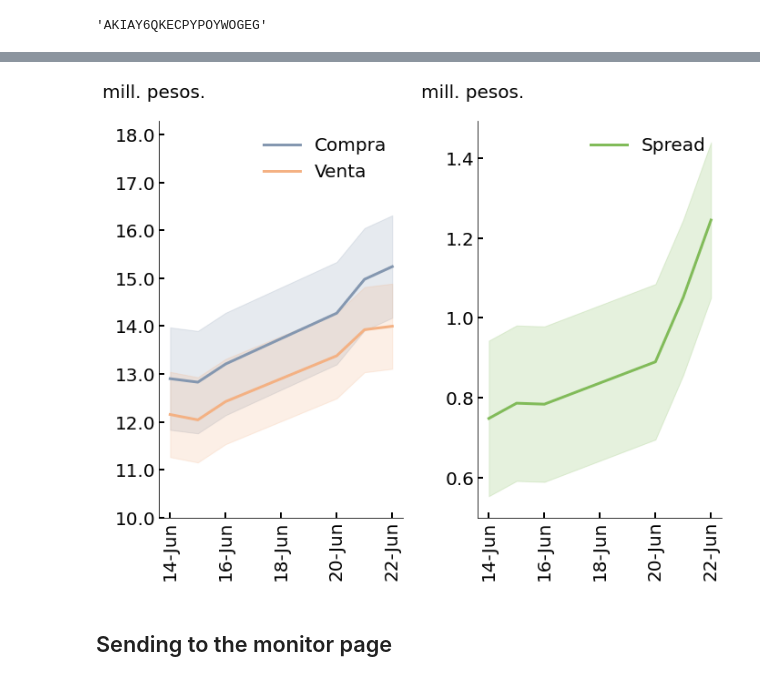
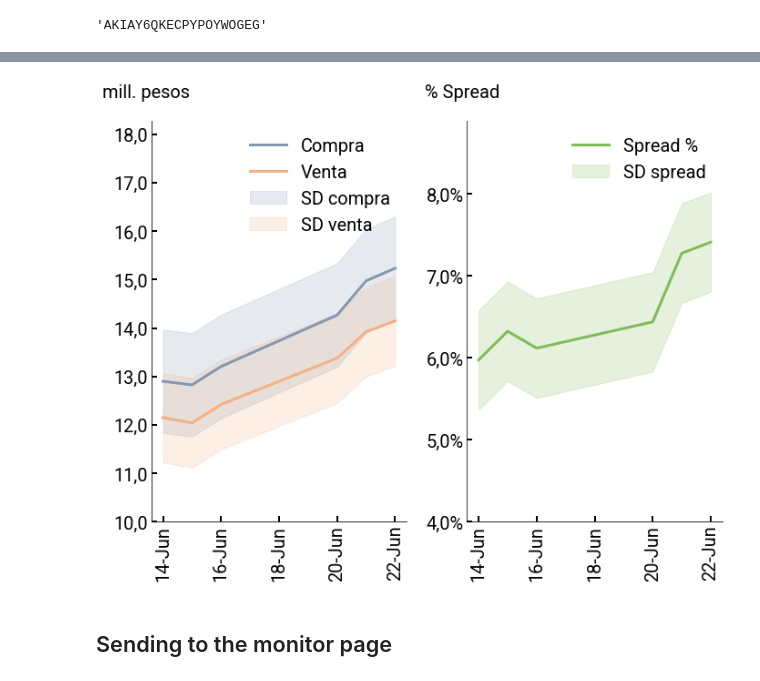
Before and after one commit to emigiupponi/btc-ranking-prices-arg, a Jupyter notebook: btc-ranking-prices-in-argentina.ipynb, the cells around one changed output, grey strips where cells are left out. Drawn from its saved outputs; the diff is of its cells as text; code cells hidden in the pictures.

Commit message:
Kaggle Notebook | BTC ranking prices in Argentina | Version 24

```diff
--- a/btc-ranking-prices-in-argentina.ipynb
+++ b/btc-ranking-prices-in-argentina.ipynb
@@ -270,6 +264,12 @@ combined_df = pd.concat(dataframes)
 # Calcular el spread diario
 combined_df['spread'] = combined_df['totalAsk'] - combined_df['totalBid']
 
+# Calcular el promedio de compra y venta diario
+daily_avg_price = (daily_avg_ask + daily_avg_bid) / 2
+
+# Calcular el porcentaje del spread respecto al promedio de compra y venta diario
+daily_spread_percentage = (daily_avg_spread / daily_avg_price)
+
 # Agrupar por fecha y calcular el promedio, compra y venta diarios
 daily_avg_spread = combined_df.groupby('date')['spread'].mean()
 daily_avg_ask = combined_df.groupby('date')['totalAsk'].mean()
@@ -282,3 +282,4 @@ from matplotlib.ticker import FormatStrFormatter
 daily_std_ask = daily_avg_ask.std()
 daily_std_bid = daily_avg_bid.std()
 daily_std_spread = daily_avg_spread.std()
+daily_std_spread_percentage = daily_spread_percentage.std()
@@ -285,88 +299,123 @@ daily_std_spread = daily_avg_spread.std()
 # %%
 import matplotlib.pyplot as plt
 import matplotlib.dates as mdates
+import pandas as pd
+import locale
+import requests
+from matplotlib import font_manager
+from io import BytesIO
+import tempfile
+import matplotlib.ticker as ticker
+
 
 # Obtener las fechas en formato datetime
 dates = pd.to_datetime(daily_avg_ask.index)
+
+# Descargar la fuente Roboto desde la web
+font_url = 'https://github.com/google/fonts/blob/main/apache/roboto/static/Roboto-Regular.ttf?raw=true'
+font_data = requests.get(font_url).content
+
+# Guardar el contenido de la fuente en un archivo temporal
+with tempfile.NamedTemporaryFile(suffix='.ttf', delete=False) as tmp_file:
+    tmp_file.write(font_data)
+    font_path = tmp_file.name
+
+# Registrar la fuente Roboto en matplotlib
+font_manager.fontManager.addfont(font_path)
+plt.rcParams['font.family'] = 'Roboto'
 
 # Crear los subplots
 fig, (ax1, ax2) = plt.subplots(1, 2, figsize=(10, 8), sharex=True)
 
 # Subplot superior: Precios de compra y venta
-ax1.plot(dates, daily_avg_ask.values, label='Compra', color='#8497B0', linewidth=3)  # Tonos pastel verde
-ax1.plot(dates, daily_avg_bid.values, label='Venta', color='#F4B183', linewidth=3)  # Tonos pastel rosa
-ax1.fill_between(dates, daily_avg_ask.values - daily_std_ask, daily_avg_ask.values + daily_std_ask, color='#8497B0', alpha=0.2)
-ax1.fill_between(dates, daily_avg_bid.values - daily_std_bid, daily_avg_bid.values + daily_std_bid, color='#F4B183', alpha=0.2)
-ax1.set_ylabel('mill. pesos.', fontsize=20)
-ax1.yaxis.get_label().set_rotation(0)  # Rotar el eje Y en el subplot superior
-ax1.yaxis.get_label().set_verticalalignment('center')  # Alinear verticalmente el eje Y en el subplot superior
-ax1.yaxis.set_label_coords(-0.02, 1.07)  # Ajustar la posición del texto en el eje Y en el subplot superior
+ax1.plot(dates, daily_avg_ask.values, label='Compra', color='#8497B0', linewidth=3)
+ax1.plot(dates, daily_avg_bid.values, label='Venta', color='#F4B183', linewidth=3)
+ax1.fill_between(dates, daily_avg_ask.values - daily_std_ask, daily_avg_ask.values + daily_std_ask, color='#8497B0', alpha=0.2, label='SD compra')
+ax1.fill_between(dates, daily_avg_bid.values - daily_std_bid, daily_avg_bid.values + daily_std_bid, color='#F4B183', alpha=0.2, label='SD venta')
+ax1.set_ylabel('mill. pesos', fontsize=20)
+ax1.yaxis.get_label().set_rotation(0)
+ax1.yaxis.get_label().set_verticalalignment('center')
+ax1.yaxis.set_label_coords(-0.02, 1.07)
 ax1.legend(fontsize=20, frameon=False)
 
-# Subplot inferior: Spread
-ax2.plot(dates, daily_avg_spread.values, label='Spread', color='#81BB59', linewidth=3)
-ax2.fill_between(dates, daily_avg_spread.values - daily_std_spread, daily_avg_spread.values + daily_std_spread, color='#81BB59', alpha=0.2)
-ax2.set_ylabel('mill. pesos.', fontsize=20)
-ax2.yaxis.get_label().set_rotation(0)  # Rotar el eje Y en el subplot inferior
-ax2.yaxis.get_label().set_verticalalignment('center')  # Alinear verticalmente el eje Y en el subplot inferior
-ax2.yaxis.set_label_coords(-0.02, 1.07)  # Ajustar la posición del texto en el eje Y en el subplot inferior
+# Subplot inferior: Porcentaje de spread
+ax2.plot(dates, daily_spread_percentage.values, label='Spread %', color='#81BB59', linewidth=3)
+ax2.fill_between(dates, daily_spread_percentage.values - daily_std_spread_percentage, daily_spread_percentage.values + daily_std_spread_percentage, color='#81BB59', alpha=0.2, label='SD spread')
+ax2.set_ylabel('% Spread', fontsize=20)
+ax2.yaxis.set_major_formatter(ticker.PercentFormatter())
+ax2.yaxis.get_label().set_rotation(0)
+ax2.yaxis.get_label().set_verticalalignment('center')
+ax2.yaxis.set_label_coords(-0.02, 1.07)
 ax2.legend(fontsize=20, frameon=False)
-
 
 # Ajustar las marcas de graduación en los ejes x
 ax1.tick_params(axis='x', direction='in', length=6, width=2, colors='black')
 ax2.tick_params(axis='x', direction='in', length=6, width=2, colors='black')
+
 # Ajustar las marcas de graduación en los ejes y
 ax1.tick_params(axis='y', direction='in', length=6, width=2, colors='black', labelrotation=0)
 ax2.tick_params(axis='y', direction='in', length=6, width=2, colors='black', labelrotation=0)
 
 # Ajustar formato de fecha en el eje x
 date_format = mdates.DateFormatter('%d-%b')
-ax1.xaxis.set_major_locator(mdates.DayLocator(interval=2))  # Intervalo de 2 días
+ax1.xaxis.set_major_locator(mdates.DayLocator(interval=2))
 ax1.xaxis.set_major_formatter(date_format)
 ax1.xaxis.set_tick_params(rotation=90)
-ax2.xaxis.set_major_locator(mdates.DayLocator(interval=2))  # Intervalo de 2 días
+ax2.xaxis.set_major_locator(mdates.DayLocator(interval=2))
 ax2.xaxis.set_major_formatter(date_format)
 ax2.xaxis.set_tick_params(rotation=90)
 
-# Configurar la escala en millones en ambos subplots
-ax1.yaxis.set_major_formatter(plt.FuncFormatter(lambda x, loc: "{:,.1f}".format(x/1000000)))
-ax2.yaxis.set_major_formatter(plt.FuncFormatter(lambda x, loc: "{:,.1f}".format(x/1000000)))
+# Función para formatear los números en millones con separador de miles como coma y separador de decimales como punto
+def format_millions(x, _):
+    return "{:,.1f}".format(x/1000000).replace(",", " ").replace(".", ",")
+
+# Función para formatear los números como porcentajes con separador de miles como coma
+def format_percentages(x, _):
+    return "{:,.1%}".format(x).replace(",", " ").replace(".", ",")
+
+# Configurar la escala en millones en el subplot superior
+ax1.yaxis.set_major_formatter(plt.FuncFormatter(format_millions))
+
+# Configurar la escala en porcentajes en el subplot inferior
+ax2.yaxis.set_major_formatter(plt.FuncFormatter(format_percentages))
 
 # Ajustar tamaño de letra en los ejes
 ax1.tick_params(axis='both', labelsize=20)
 ax2.tick_params(axis='both', labelsize=20)
+
+# Ajustar el tamaño de las leyendas
+legend_font = {'family': 'Roboto', 'size': 20}
+ax1.legend(fontsize=20, frameon=False, prop=legend_font)
+ax2.legend(fontsize=20, frameon=False, prop=legend_font)
 
 # Ajustar espacio entre subplots
 fig.tight_layout(pad=2)
 
 # Configurar el fondo transparente
 fig.patch.set_alpha(0)
 
 # Eliminar recuadro del gráfico
 ax1.spines['top'].set_visible(False)
 ax1.spines['bottom'].set_visible(True)
 ax1.spines['right'].set_visible(False)
 ax1.spines['left'].set_visible(True)
 
 ax2.spines['top'].set_visible(False)
 ax2.spines['bottom'].set_visible(True)
 ax2.spines['right'].set_visible(False)
 ax2.spines['left'].set_visible(True)
 
-# Ajustar límites del eje y en el subplot superior
+# Ajustar límites del eje y
 ax1.set_ylim(10000000, daily_avg_ask.max() * 1.2)
-
-# Ajustar límites del eje y en el subplot inferior
-ax2.set_ylim(500000, daily_avg_spread.max() * 1.2)
+ax2.set_ylim(0.04, daily_spread_percentage.max() * 1.2)
 
 # Guardar el gráfico como imagen PNG con fondo transparente
-plt.savefig('grafico.png', format='png', transparent=True)
+plt.savefig('spreads.png', format='png', transparent=True)
 
 # Mostrar el gráfico
 plt.show()
 # %% [output]
-[figure, old version]
+[figure, new version]
 # %% [markdown]
 ## Sending to the monitor page
 # %%
```
Also changed, not shown: parts of 7 cells of this notebook.
